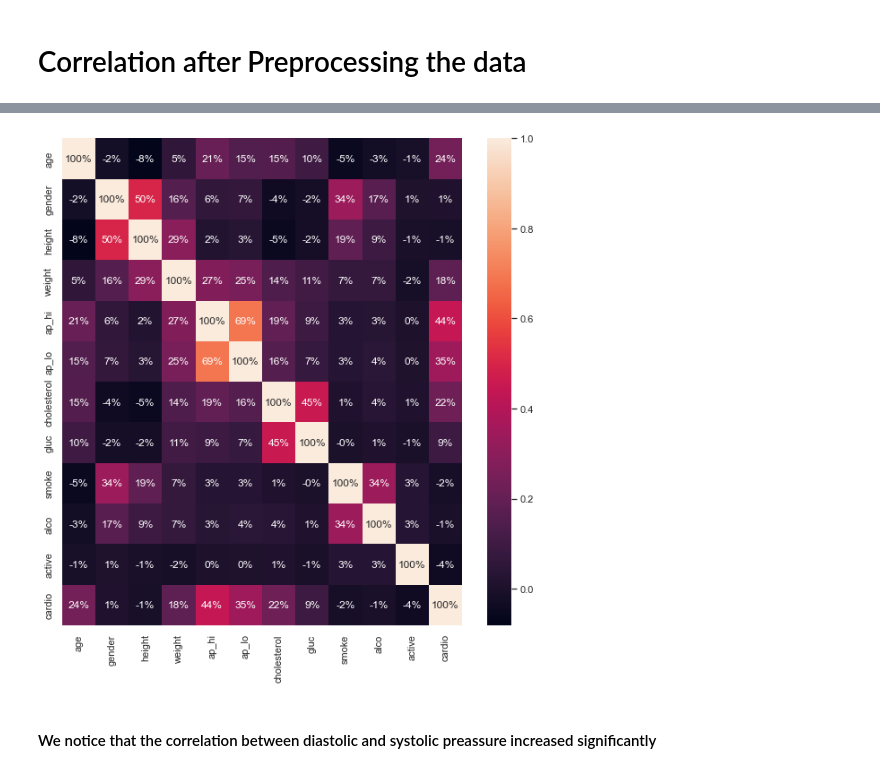
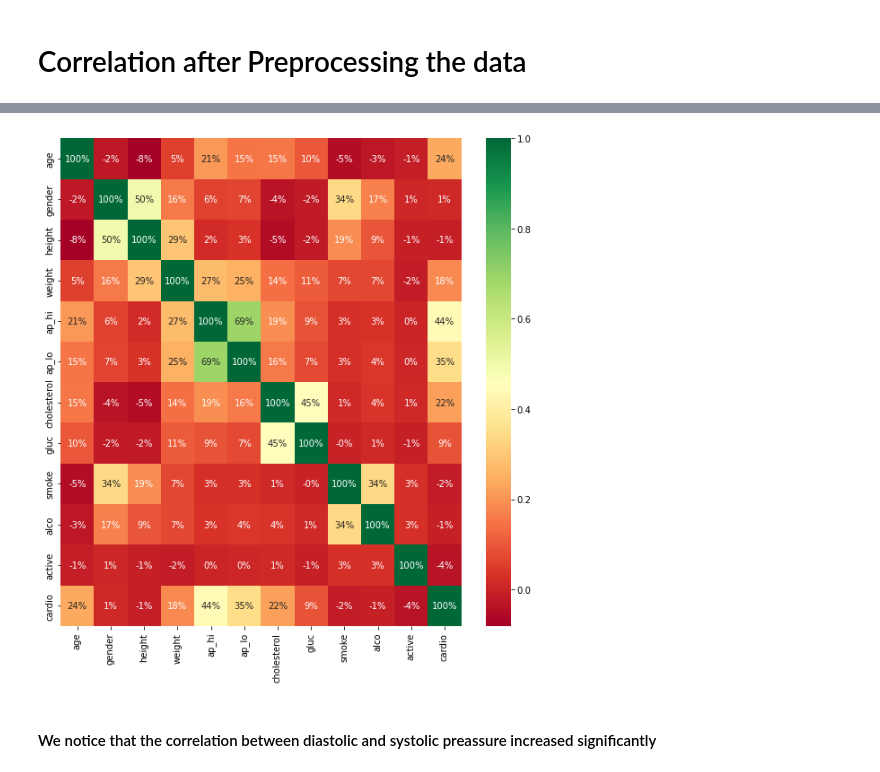
Before and after one commit to MyProjectsProgress/Cardiovascular_Disease_Detection, a Jupyter notebook: Stats Data Preprocessing.ipynb, the cells around one changed output, grey strips where cells are left out. Saved outputs shown, nothing was run; the diff lists cells and outputs as text; code cells hidden in the pictures.

Commit message:
Third commit of data preprocessing and data visualization

```diff
--- a/Stats Data Preprocessing.ipynb
+++ b/Stats Data Preprocessing.ipynb
@@ -6,7 +6,7 @@ import matplotlib.pyplot as plt
 # %% [markdown]
 # Exploring data
 # %%
-df = pd.read_csv("cardio_train.csv")
+df = pd.read_csv("cardio_train.csv",sep=";")
 # %%
 df.head()
 # %% [output]
@@ -19,5 +19,5 @@ df.head()
 # %% [markdown]
 ### Splitting columns & Dropping id column
 # %%
-df[["id","age","gender","height","weight","ap_hi","ap_lo","cholesterol","gluc","smoke","alco","active","cardio"]] = df["id;age;gender;height;weight;ap_hi;ap_lo;cholesterol;gluc;smoke;alco;active;cardio"].str.split(";", expand =True)
-df.head()
+# df[["id","age","gender","height","weight","ap_hi","ap_lo","cholesterol","gluc","smoke","alco","active","cardio"]] = df["id;age;gender;height;weight;ap_hi;ap_lo;cholesterol;gluc;smoke;alco;active;cardio"].str.split(";", expand =True)
+# df.head()
@@ -31,3 +24,3 @@ df.head()
 # %%
-df.drop('id;age;gender;height;weight;ap_hi;ap_lo;cholesterol;gluc;smoke;alco;active;cardio', inplace=True, axis=1)
+#df.drop('id;age;gender;height;weight;ap_hi;ap_lo;cholesterol;gluc;smoke;alco;active;cardio', inplace=True, axis=1)
 # %%
@@ -68,7 +54,7 @@ memory usage: 6.3+ MB
 # %% [markdown]
 ### Converting data from categorical to numeric
 # %%
-columns = ["age","gender","height","weight","ap_hi","ap_lo","cholesterol","gluc","smoke","alco","active","cardio"]
-for i in columns:
-    df[i] = pd.to_numeric(df[i])
-df.info()
+# columns = ["age","gender","height","weight","ap_hi","ap_lo","cholesterol","gluc","smoke","alco","active","cardio"]
+# for i in columns:
+#     df[i] = pd.to_numeric(df[i])
+# df.info()
@@ -519,10 +485,10 @@ df.corr()
 | cardio | 0.237792 | 0.008519 | -0.011066 | 0.182214 | 0.442289 | 0.347925 | 0.220723 | 0.089022 | -0.015273 | -0.007253 | -0.035605 | ... |
 # %%
 plt.figure(figsize=(10,10))
-sns.heatmap(df.corr(), annot=True, fmt=".0%")
+sns.heatmap(df.corr(), annot=True, fmt=".0%", cmap='RdYlGn')
 plt.show()
 # %% [output]
-[figure, old version]
+[figure, new version]
 # %% [markdown]
 #### We notice that the correlation between diastolic and systolic preassure increased significantly
 # %%
```
Also changed, not shown: parts of 38 cells of this notebook.
